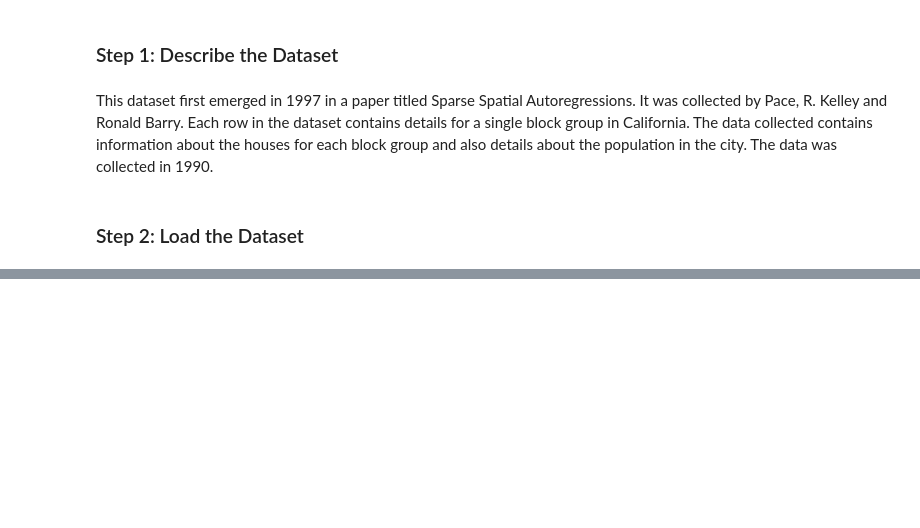
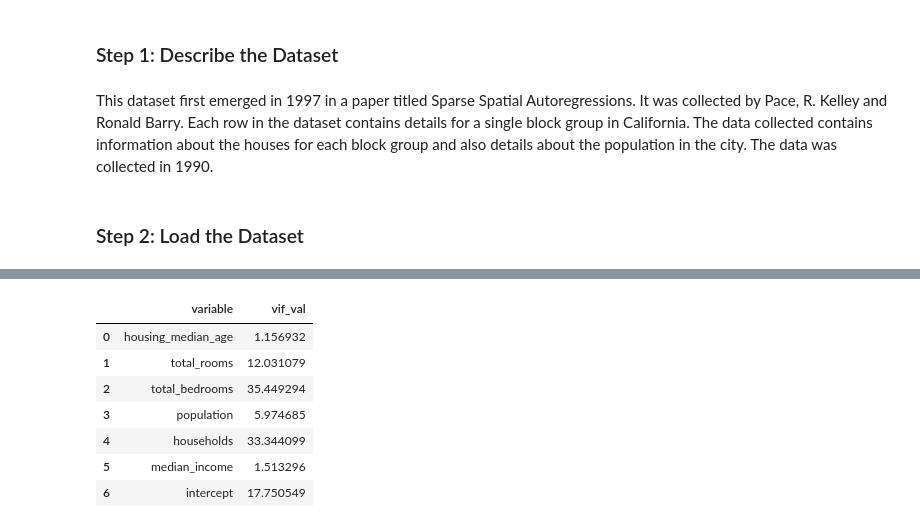
Before and after one commit to UBC-MDS/DSCI_522_GROUP_312, a Jupyter notebook: analysis/EDA_WORKING.ipynb, the cells around one changed output, grey strips where cells are left out. Drawn from its saved outputs; the diff is of its cells as text; code cells hidden in the pictures; blank space fills up the shorter version.

```diff
--- a/analysis/EDA_WORKING.ipynb
+++ b/analysis/EDA_WORKING.ipynb
@@ -29,0 +156,26 @@ data = pd.read_csv('https://github.com/ageron/handson-ml/blob/master/datasets/ho
+# %%
+# Find Variance Inflation Factor
+
+# drop ocean_proximity column for this
+mc_data = pd.DataFrame.drop(X_train, columns=['ocean_proximity', 'longitude', 'latitude'])
+mc_data['intercept'] = 1
+# %%
+
+# Initialize a dataframe to store Variance Inflation Factors in
+mc_data.shape[1]
+vif = pd.DataFrame()
+vif['variable'] = mc_data.columns
+vif['vif_val'] = [variance_inflation_factor(mc_data.values, i) for i in range(mc_data.shape[1])]
+vif
+
+# Sources:
+# https://campus.datacamp.com/courses/generalized-linear-models-in-python/multivariable-logistic-regression?ex=4
+# %% [output]
+|  | variable | vif_val |
+| 0 | housing_median_age | 1.156932 |
+| 1 | total_rooms | 12.031079 |
+| 2 | total_bedrooms | 35.449294 |
+| 3 | population | 5.974685 |
+| 4 | households | 33.344099 |
+| 5 | median_income | 1.513296 |
+| 6 | intercept | 17.750549 |
```
Also changed, not shown: parts of 16 cells of this notebook, 10 other files.
